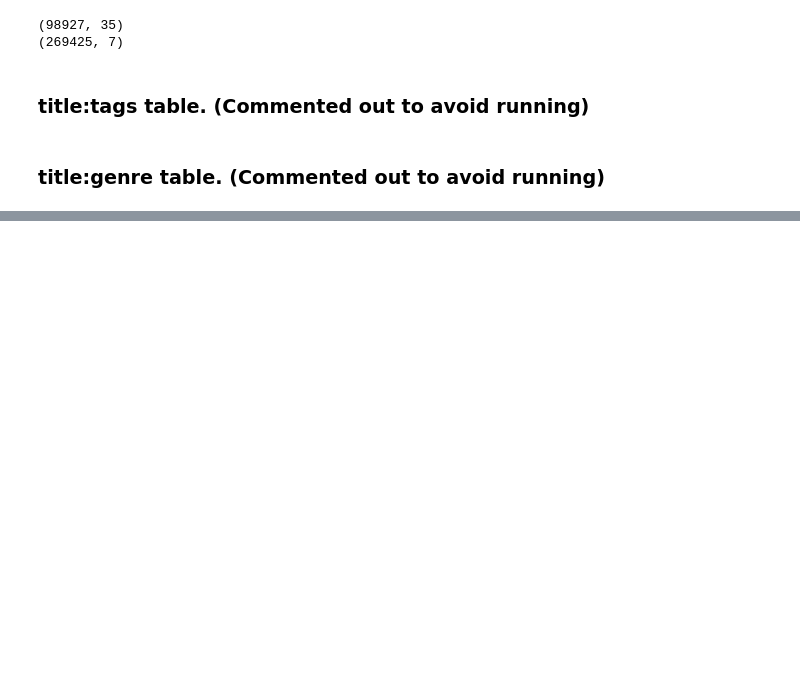
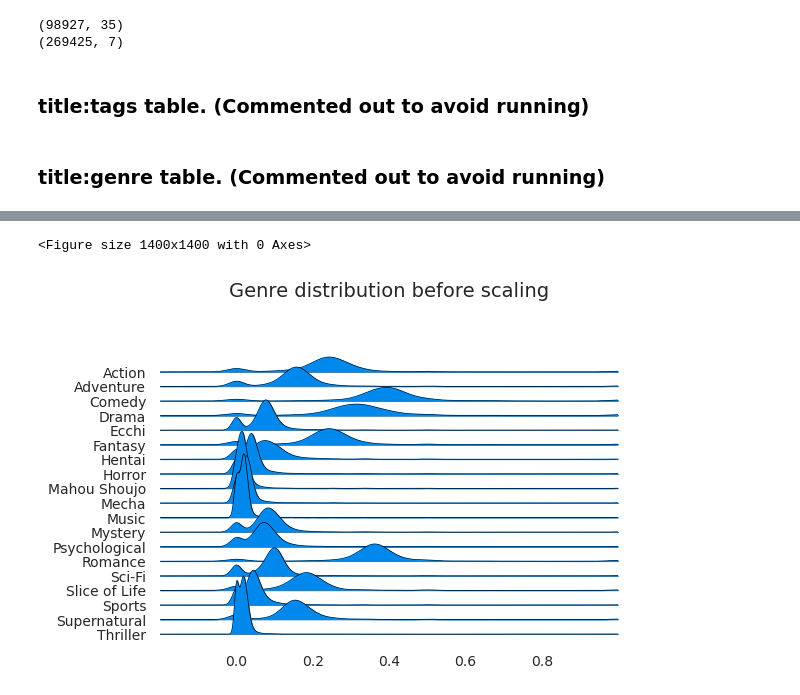
Before and after one commit to doyoung-umich/pj_otaku, a Jupyter notebook: Ryota/Structural analysis of user data.ipynb, the cells around one changed output, grey strips where cells are left out. Cells and saved outputs as stored; diff of their text form; code cells hidden in the pictures; blank space fills up the shorter version.

```diff
--- a/Ryota/Structural analysis of user data.ipynb
+++ b/Ryota/Structural analysis of user data.ipynb
@@ -219,0 +240,19 @@ display(df_media_list_tags)
+# %%
+# Take the average per title
+# Interpretation: probability of a title chosen by a user belonging to certain genre/tag
+# It will be like a topic distribution of a user
+
+# zip 3 values
+zip_values = zip(df_media_list_genre["user_id"], df_media_list_genre["mlist_count"], df_media_list_genre.iloc[:, 2:].values)
+
+# for each user, calculate the probability of a chosen title belonging to a certain genre
+res = []
+for u_id, mlist_count, genre_values in zip_values:
+    genre_probability = genre_values / mlist_count
+    row = np.insert(genre_probability, 0, u_id)
+    res.append(row)
+
+genre_cols = list(df_media_list_genre.iloc[:, 2:].columns)
+df_user_genre_distribution = pd.DataFrame(res, columns=["user_id"]+genre_cols)
+df_user_genre_distribution["user_id"] = df_user_genre_distribution["user_id"].astype(int)
+display(df_user_genre_distribution)
@@ -219,0 +273,23 @@ display(df_media_list_tags)
+# %%
+# # Visualize the genre distribution before scaling
+# # sweetviz version
+# report=sv.analyze(df_user_genre_distribution)
+# report.show_notebook(w=None, h=None, scale=None, layout="vertical")
+
+# joyplot version
+df_check = df_user_genre_distribution.copy()
+df_check = df_check.set_index("user_id").stack().reset_index()
+df_check.columns = ["user_id", "genre", "genre_prob_scaled"]
+
+plt.figure(figsize=(14, 14))
+joyplot(
+    data=df_check[["genre", "genre_prob_scaled"]],
+    linewidth=0.5,
+    x_range=[-0.2, 1.0],
+    by="genre"
+)
+plt.title("Genre distribution before scaling", fontsize=14)
+plt.show()
+# %% [output]
+<Figure size 1400x1400 with 0 Axes>
+[figure, added]
```
Also changed, not shown: parts of 22 cells of this notebook.
